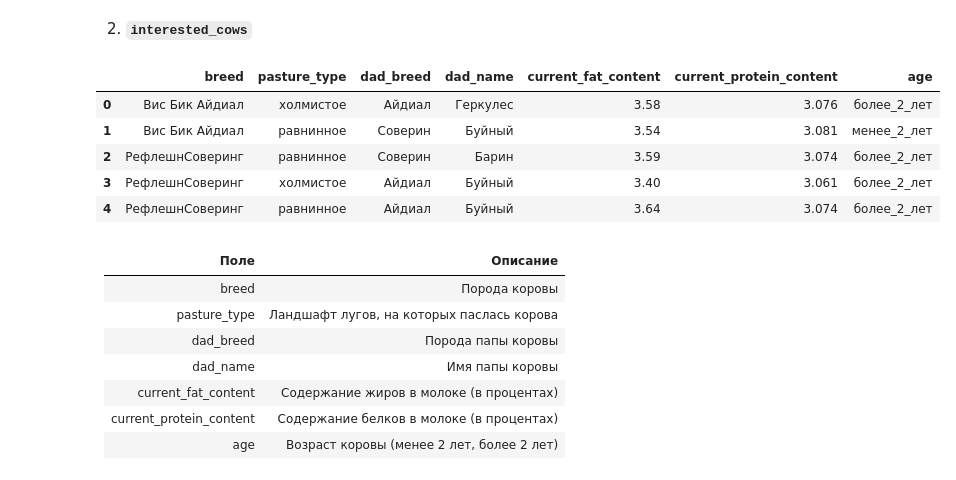
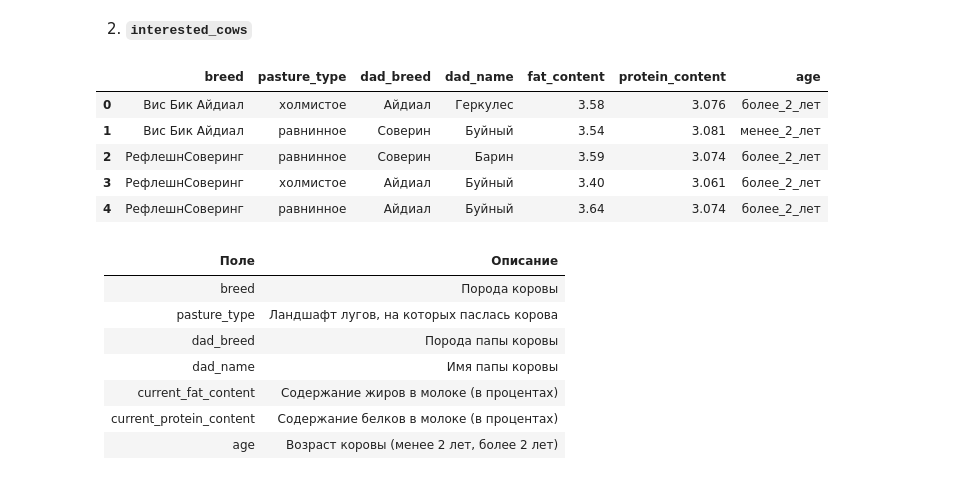
Before and after one commit to GrishaTS/Ya-Practicum-DS, a Jupyter notebook: 5. Линейные модели в машинном обучении/linear_models.ipynb, the cells around one changed output. Drawn from its saved outputs; the diff is of its cells as text; code cells hidden in the pictures.

```diff
--- a/5. Линейные модели в машинном обучении/linear_models.ipynb
+++ b/5. Линейные модели в машинном обучении/linear_models.ipynb
@@ -326,18 +291,18 @@ ferma.head()
 # %%
 interested_cows_columns_translate = bidict({
     'Порода': 'breed',
     'Тип пастбища': 'pasture_type',
     'порода папы_быка': 'dad_breed',
     'Имя_папы': 'dad_name',
-    'Текущая_жирность,%': 'current_fat_content',
-    'Текущий_уровень_белок,%': 'current_protein_content',
+    'Текущая_жирность,%': 'fat_content',
+    'Текущий_уровень_белок,%': 'protein_content',
     'Возраст': 'age'
 })
 
 interested_cows = interested_cows.rename(columns=interested_cows_columns_translate)
 interested_cows.head()
 # %% [output]
-|  | breed | pasture_type | dad_breed | dad_name | current_fat_content | current_protein_content | age |
+|  | breed | pasture_type | dad_breed | dad_name | fat_content | protein_content | age |
 | 0 | Вис Бик Айдиал | холмистое | Айдиал | Геркулес | 3.58 | 3.076 | более_2_лет |
 | 1 | Вис Бик Айдиал | равнинное | Соверин | Буйный | 3.54 | 3.081 | менее_2_лет |
 | 2 | РефлешнСоверинг | равнинное | Соверин | Барин | 3.59 | 3.074 | более_2_лет |
```
Also changed, not shown: parts of 153 cells of this notebook.
